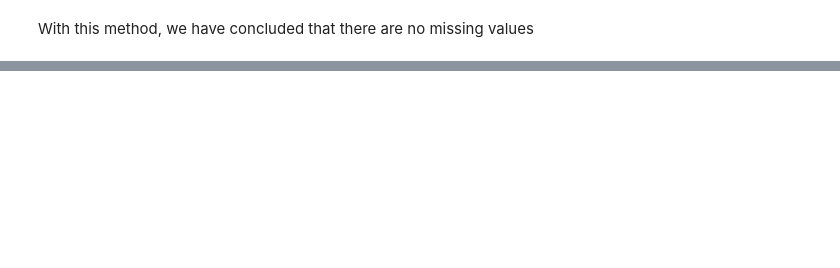
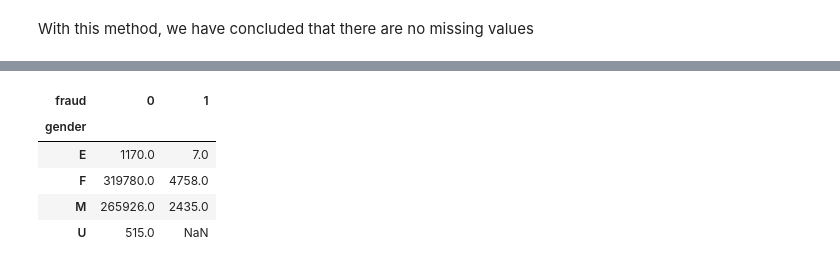
Before and after one commit to bismahkhan/BankFraud, a Jupyter notebook: Bank_Fraud.ipynb, the cells around one changed output, grey strips where cells are left out. Cells and saved outputs as stored; diff of their text form; code cells hidden in the pictures; blank space fills up the shorter version.

```diff
--- a/Bank_Fraud.ipynb
+++ b/Bank_Fraud.ipynb
@@ -195,0 +131,9 @@ bankFraud.groupby('category')[['fraud']].sum()
+# %%
+bankFraud.pivot_table('amount', index='gender', columns='fraud', aggfunc='count')
+# %% [output]
+| fraud | 0 | 1 |
+| gender |  |  |
+| E | 1170.0 | 7.0 |
+| F | 319780.0 | 4758.0 |
+| M | 265926.0 | 2435.0 |
+| U | 515.0 | NaN |
```
Also changed, not shown: parts of 52 cells of this notebook.
